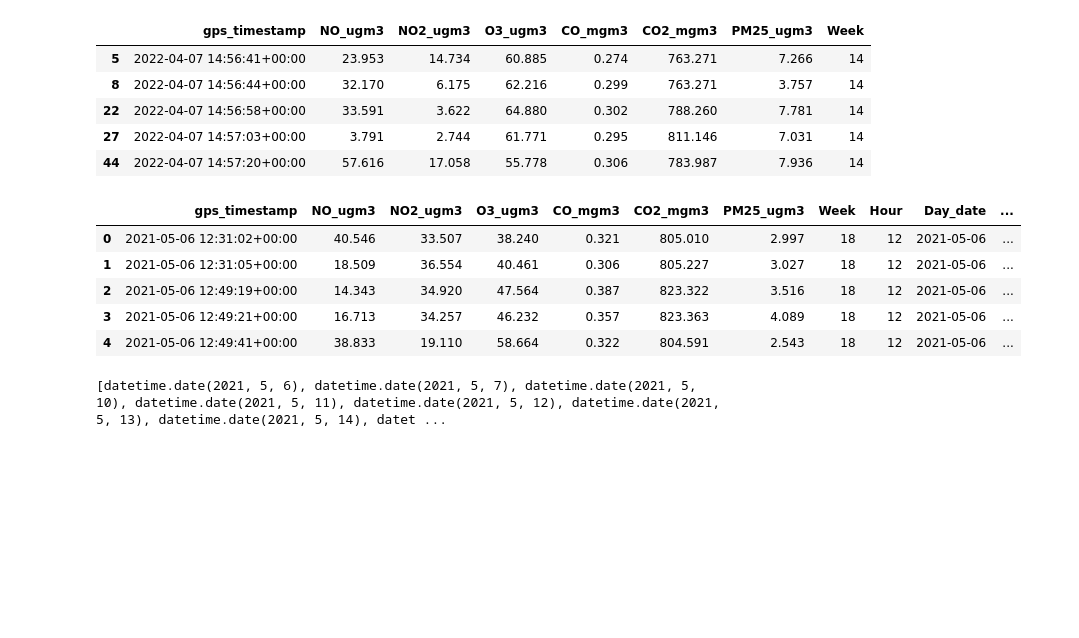
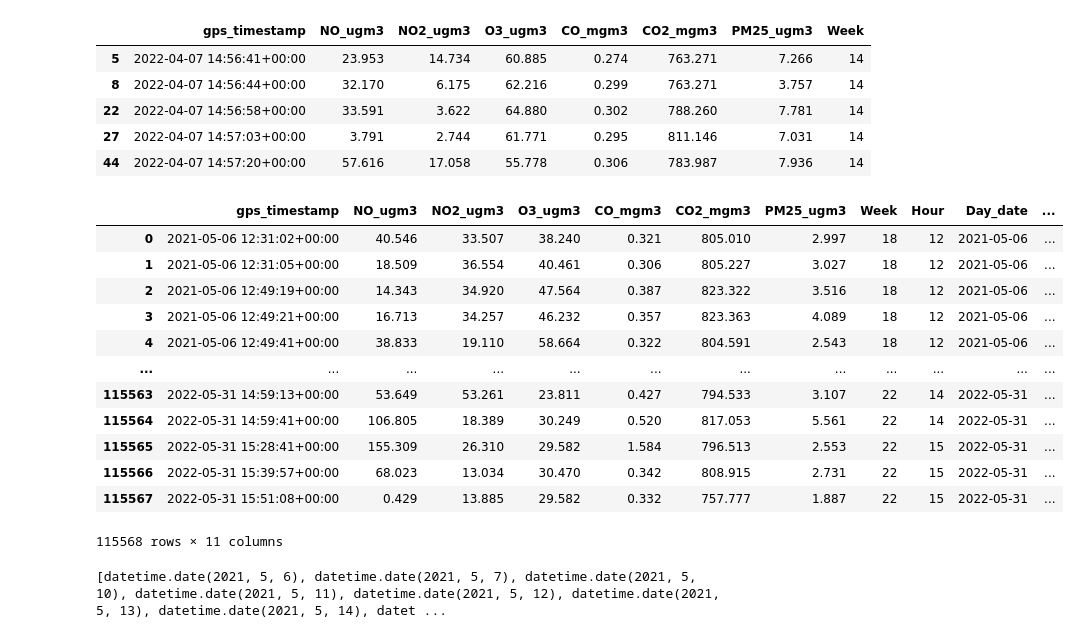
Before and after one commit to GiselleMelo/Ubiquity, a Jupyter notebook: projeto.ipynb, the cells around one changed output. Saved outputs shown, nothing was run; the diff lists cells and outputs as text; code cells hidden in the pictures; blank space fills up the shorter version.

```diff
--- a/projeto.ipynb
+++ b/projeto.ipynb
@@ -116,19 +70,26 @@ air_ts = air_ts.sort_values('gps_timestamp').reset_index(drop=True)
 # %%
 # adds column hour
 air_ts['Hour'] = air_ts['gps_timestamp'].dt.hour
 # extract date
 air_ts['Day_date'] = air_ts['gps_timestamp'].dt.date
 # sequency (1, 2, 3, ...)
 air_ts['Day_number'] = (air_ts['Day_date'] != air_ts['Day_date'].shift()).cumsum()
-# the time stamp starts on april 7th 2022, a Thursday
-air_ts.head(5)
+# the time stamp starts on april 6th 2022, a Thursday
+air_ts
 # %% [output]
 |  | gps_timestamp | NO_ugm3 | NO2_ugm3 | O3_ugm3 | CO_mgm3 | CO2_mgm3 | PM25_ugm3 | Week | Hour | Day_date | ... |
 | 0 | 2021-05-06 12:31:02+00:00 | 40.546 | 33.507 | 38.240 | 0.321 | 805.010 | 2.997 | 18 | 12 | 2021-05-06 | ... |
 | 1 | 2021-05-06 12:31:05+00:00 | 18.509 | 36.554 | 40.461 | 0.306 | 805.227 | 3.027 | 18 | 12 | 2021-05-06 | ... |
 | 2 | 2021-05-06 12:49:19+00:00 | 14.343 | 34.920 | 47.564 | 0.387 | 823.322 | 3.516 | 18 | 12 | 2021-05-06 | ... |
 | 3 | 2021-05-06 12:49:21+00:00 | 16.713 | 34.257 | 46.232 | 0.357 | 823.363 | 4.089 | 18 | 12 | 2021-05-06 | ... |
 | 4 | 2021-05-06 12:49:41+00:00 | 38.833 | 19.110 | 58.664 | 0.322 | 804.591 | 2.543 | 18 | 12 | 2021-05-06 | ... |
+| ... | ... | ... | ... | ... | ... | ... | ... | ... | ... | ... | ... |
+| 115563 | 2022-05-31 14:59:13+00:00 | 53.649 | 53.261 | 23.811 | 0.427 | 794.533 | 3.107 | 22 | 14 | 2022-05-31 | ... |
+| 115564 | 2022-05-31 14:59:41+00:00 | 106.805 | 18.389 | 30.249 | 0.520 | 817.053 | 5.561 | 22 | 14 | 2022-05-31 | ... |
+| 115565 | 2022-05-31 15:28:41+00:00 | 155.309 | 26.310 | 29.582 | 1.584 | 796.513 | 2.553 | 22 | 15 | 2022-05-31 | ... |
+| 115566 | 2022-05-31 15:39:57+00:00 | 68.023 | 13.034 | 30.470 | 0.342 | 808.915 | 2.731 | 22 | 15 | 2022-05-31 | ... |
+| 115567 | 2022-05-31 15:51:08+00:00 | 0.429 | 13.885 | 29.582 | 0.332 | 757.777 | 1.887 | 22 | 15 | 2022-05-31 | ... |
+115568 rows × 11 columns
 # %%
 air_ts['gps_timestamp'] = pd.to_datetime(air_ts['gps_timestamp'])
 # %%
```
Also changed, not shown: parts of 46 cells of this notebook.
